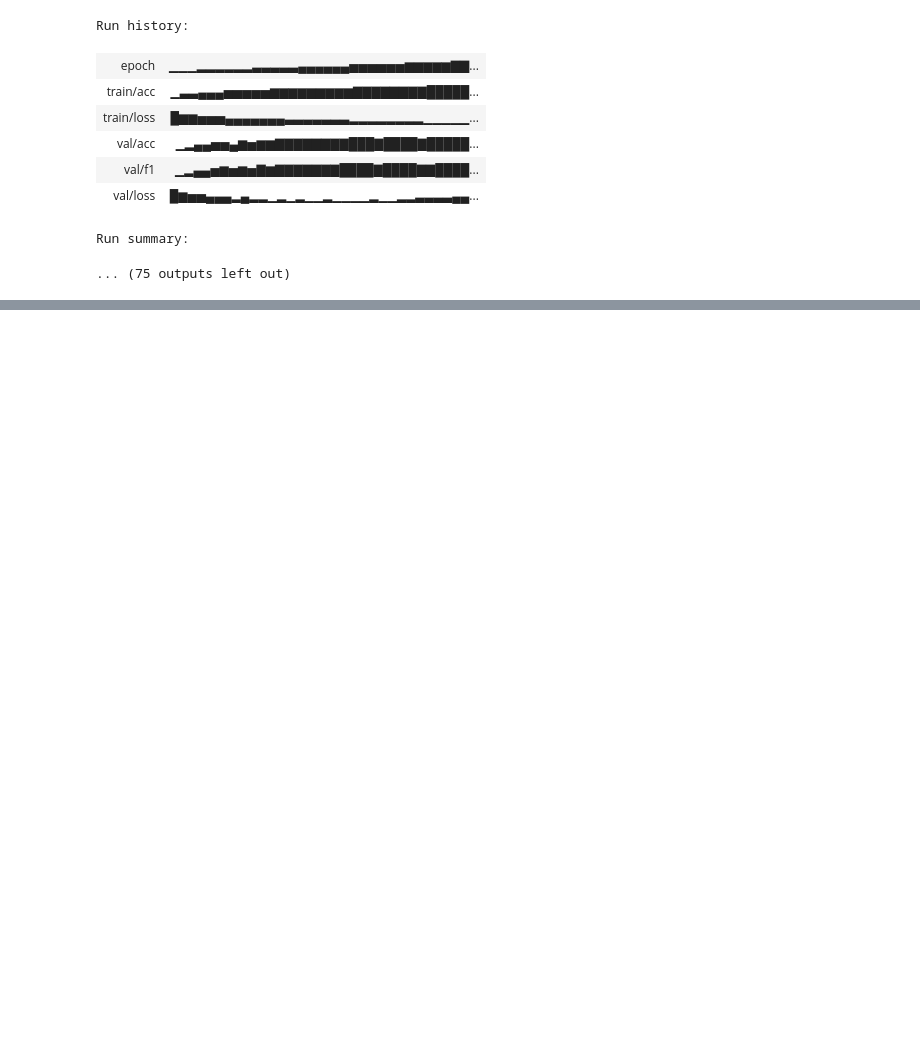
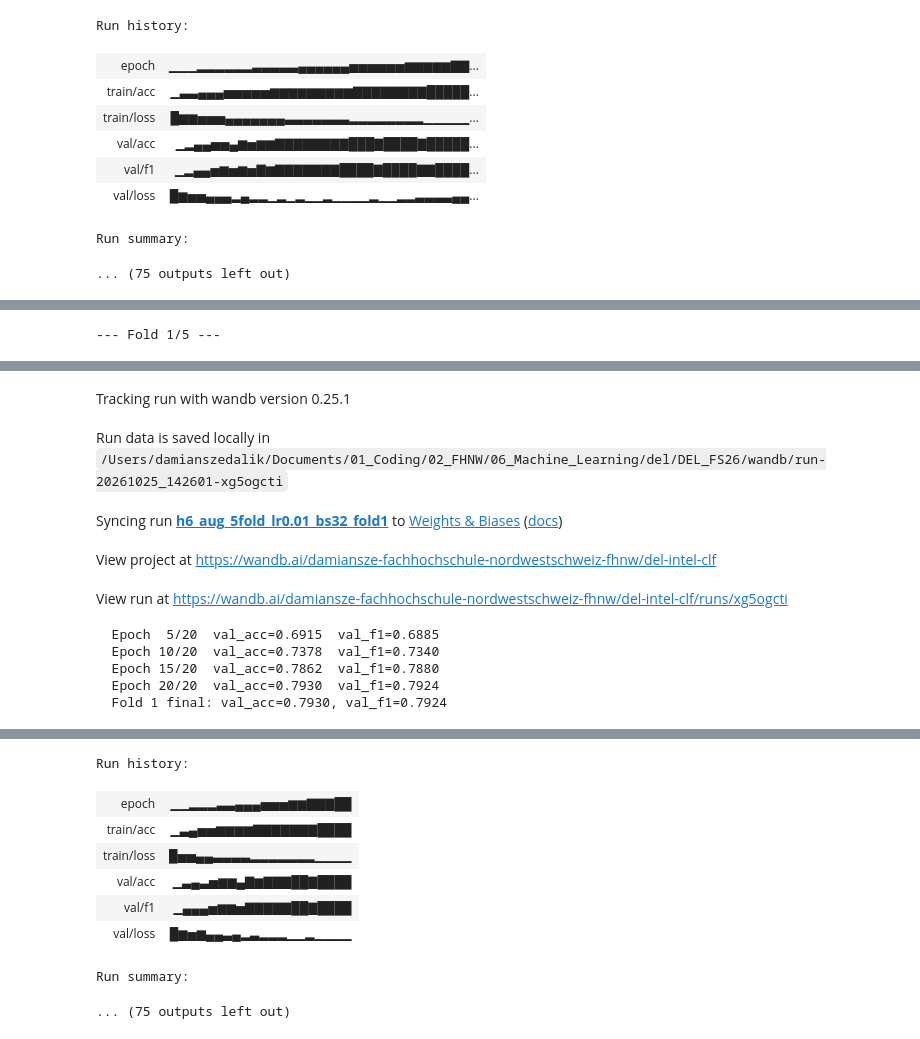
Before and after one commit to damiansze/DEL_FS26, a Jupyter notebook: DEL_MC.ipynb, the cells around one changed output, grey strips where cells are left out. Drawn from its saved outputs; the diff is of its cells as text; code cells hidden in the pictures; blank space fills up the shorter version.

Commit message:
Add Etappe 2 H4-H10

```diff
--- a/DEL_MC.ipynb
+++ b/DEL_MC.ipynb
@@ -776,11 +776,13 @@ Für die weitere Arbeit ist daher `batch_size = 32` die beste Wahl, wenn ich wie
 
 Mittels 5-Fold Stratified Cross-Validation wird der statistische Fehler der Metriken geschätzt. Pro Fold wird das Modell neu initialisiert, auf 4 Folds trainiert und auf dem verbleibenden Fold evaluiert. Jeder Fold läuft als separater W&B-Run unter derselben Group. Durch Gruppierung in W&B werden Mean ± Standardfehler (SE) der Lernkurven visualisiert. Zusätzlich werden Mean ± SE für Accuracy und Macro-F1 über alle 5 Folds berechnet und im Summary-Run festgehalten.
 # %%
-def run_cross_validation(dataset, config: dict, device, n_splits: int = 5, model_fn=None) -> dict:
+def run_cross_validation(dataset, config: dict, device, n_splits: int = 5, model_fn=None, train_dataset=None) -> dict:
     """
     k-Fold Stratified Cross-Validation auf vollem train_ds (seg_train, alle 14'034 Bilder).
     Pro Fold ein separater W&B-Run, alle unter derselben Group zusammengefasst.
     Optional baut model_fn(config, device) ein anderes Modell (Etappe 2), sonst BaseCNN.
+    Optional wird train_dataset (gleiche Bilder, andere Transform, z.B. Augmentation) nur für die Trainings-Folds verwendet.
+    Optional config["optimizer"] = "adam", sonst SGD ohne Momentum.
     Pro Fold werden zusätzlich F1 pro Klasse und die Confusion Matrix der letzten Epoche nach W&B geloggt.
     """
     skf = StratifiedKFold(n_splits=n_splits, shuffle=True, random_state=SEED)
@@ -788,6 +790,7 @@ def run_cross_validation(dataset, config: dict, device, n_splits: int = 5, model
     fold_results = []
     criterion = nn.CrossEntropyLoss()
     group_name = f"{config.get('run_name', 'cv')}_{n_splits}fold_lr{config['lr']}_bs{config['batch_size']}"
+    train_source = dataset if train_dataset is None else train_dataset   # für H6 in Etappe 2
 
     for fold, (train_idx, val_idx) in enumerate(skf.split(indices, dataset.targets)):
         print(f"\n--- Fold {fold+1}/{n_splits} ---")
@@ -800,7 +803,7 @@ def run_cross_validation(dataset, config: dict, device, n_splits: int = 5, model
         try:
             train_sampler = SubsetRandomSampler(train_idx)
             val_sampler   = SubsetRandomSampler(val_idx)
-            fold_train_loader = DataLoader(dataset, batch_size=config["batch_size"],
+            fold_train_loader = DataLoader(train_source, batch_size=config["batch_size"],
                                            sampler=train_sampler, num_workers=2)
             fold_val_loader   = DataLoader(dataset, batch_size=config["batch_size"],
                                            sampler=val_sampler,   num_workers=2)
@@ -810,7 +813,11 @@ def run_cross_validation(dataset, config: dict, device, n_splits: int = 5, model
                                     config["fc_units"], device)
             else:
                 model = model_fn(config, device)
-            optimizer = torch.optim.SGD(model.parameters(), lr=config["lr"], momentum=0)
+
+            if config.get("optimizer", "sgd") == "adam":   # für H9 in Etappe 2
+                optimizer = torch.optim.Adam(model.parameters(), lr=config["lr"])   # PyTorch-Standard: betas=(0.9, 0.999), eps=1e-8
+            else:
+                optimizer = torch.optim.SGD(model.parameters(), lr=config["lr"], momentum=0)
 
             for epoch in range(config["num_epochs"]):
                 train_loss, train_acc = train_one_epoch(model, fold_train_loader,
@@ -1772,0 +1876,25 @@ Mit ca. 11'200 Trainingsbildern sieht das Modell jedes Bild in 20 Epochen 20-mal
+# %%
+# Train-Transform mit Augmentation, Val bleibt beim normalen train_ds (Resize + Normalize)
+aug_transform = transforms.Compose([
+    transforms.RandomResizedCrop(TARGET_SIZE, scale=(0.8, 1.0), ratio=(1.0, 1.0)),
+    transforms.RandomHorizontalFlip(p=0.5),
+    transforms.ToTensor(),
+    transforms.Normalize(mean=mean, std=std),
+])
+train_ds_aug = ImageFolder(root=train_root, transform=aug_transform)   # gleiche Bilder und Reihenfolge wie train_ds
+
+h6_config = {
+    "lr":            0.01,
+    "batch_size":    32,
+    "num_epochs":    20,
+    "num_classes":   6,
+    "conv_channels": [32, 64, 128],
+    "fc_units":      256,
+    "augmentation":  "RandomResizedCrop(scale 0.8-1.0, ratio 1:1) + HorizontalFlip(0.5)",
+    "run_name":      "h6_aug",
+}
+
+h6_results = run_cross_validation(train_ds, h6_config, device, train_dataset=train_ds_aug)
+print("H6 Run-IDs:", [r["run_id"] for r in h6_results["fold_results"]])
+# %% [output]
+--- Fold 1/5 ---
@@ -1772,0 +1902,10 @@ Mit ca. 11'200 Trainingsbildern sieht das Modell jedes Bild in 20 Epochen 20-mal
+Tracking run with wandb version 0.25.1
+Run data is saved locally in /Users/damianszedalik/Documents/01_Coding/02_FHNW/06_Machine_Learning/del/DEL_FS26/wandb/run-20261025_142601-xg5ogcti
+Syncing run h6_aug_5fold_lr0.01_bs32_fold1 to Weights & Biases (docs)
+View project at https://wandb.ai/damiansze-fachhochschule-nordwestschweiz-fhnw/del-intel-clf
+View run at https://wandb.ai/damiansze-fachhochschule-nordwestschweiz-fhnw/del-intel-clf/runs/xg5ogcti
+  Epoch  5/20  val_acc=0.6915  val_f1=0.6885
+  Epoch 10/20  val_acc=0.7378  val_f1=0.7340
+  Epoch 15/20  val_acc=0.7862  val_f1=0.7880
+  Epoch 20/20  val_acc=0.7930  val_f1=0.7924
+  Fold 1 final: val_acc=0.7930, val_f1=0.7924
@@ -1772,0 +1913,9 @@ Mit ca. 11'200 Trainingsbildern sieht das Modell jedes Bild in 20 Epochen 20-mal
+Run history:
+| epoch | ▁▁▂▂▂▃▃▄▄▄▅▅▅▆▆▇▇▇██ |
+| train/acc | ▁▃▄▅▅▆▆▆▆▇▇▇▇▇▇▇████ |
+| train/loss | █▅▅▄▄▃▃▃▃▂▂▂▂▂▂▂▁▁▁▁ |
+| val/acc | ▁▃▄▃▅▆▆▄▇▆▇▇▇██▇████ |
+| val/f1 | ▁▄▄▄▅▆▆▅▇▇▇▇▇██▇████ |
+| val/loss | █▆▅▆▄▄▃▄▂▃▂▂▂▁▁▂▁▁▁▁ |
+Run summary:
+... (75 outputs left out)
```
Also changed, not shown: parts of 37 cells of this notebook.
